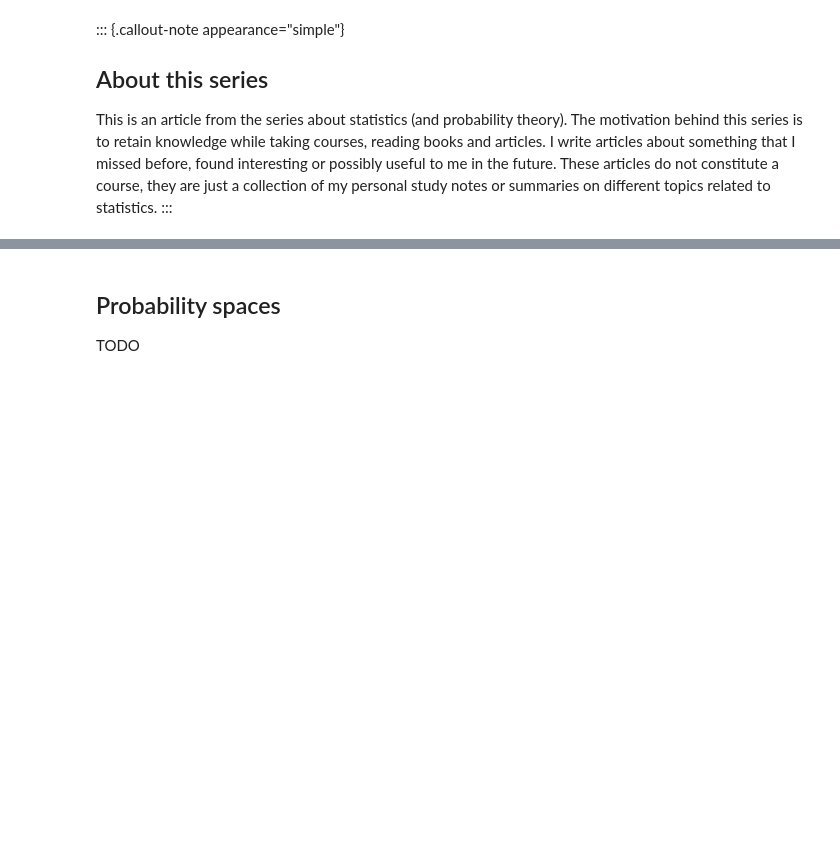
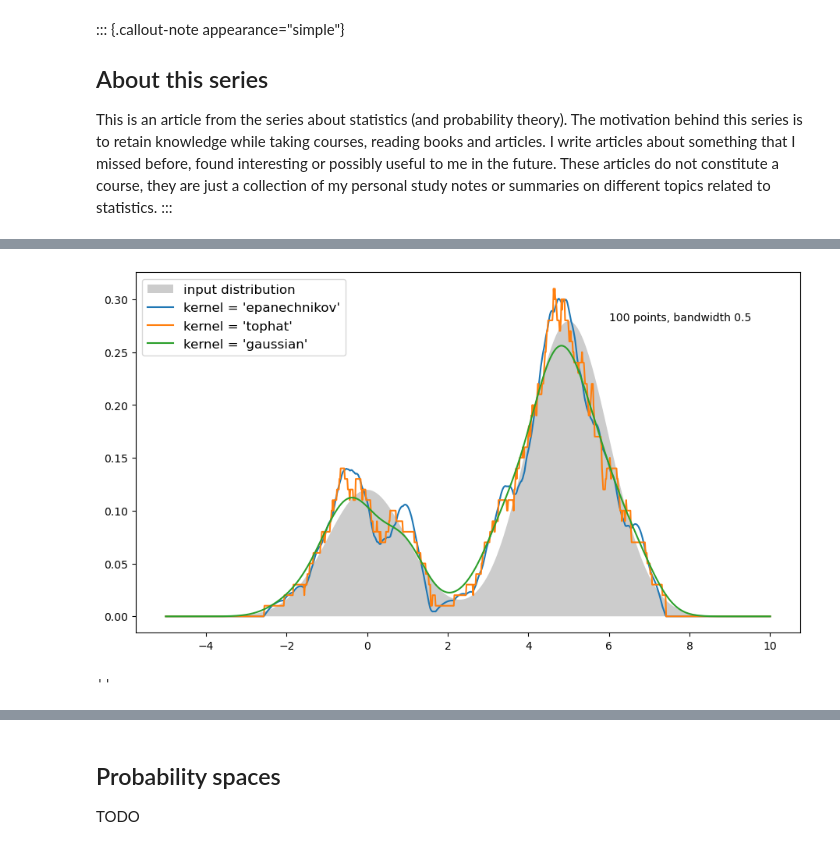
Before and after one commit to orsveri/orsveri.github.io, a Jupyter notebook: posts/topic_statistics/2_prob_basics/index.ipynb, the cells around one changed output, grey strips where cells are left out. Drawn from its saved outputs; the diff is of its cells as text; code cells hidden in the pictures; blank space fills up the shorter version.

Commit message:
add the first post and a part of the second one

```diff
--- a/posts/topic_statistics/2_prob_basics/index.ipynb
+++ b/posts/topic_statistics/2_prob_basics/index.ipynb
@@ -50,0 +193,79 @@ todo
+# %%
+from sklearn.neighbors import KernelDensity
+
+N = 100
+kernel3 = 'epanechnikov'
+bandwidth = 0.5
+
+x = np.linspace(-5, 10, 1000)
+x_sample = np.concatenate((np.random.normal(0, 1, int(0.3 * N)),
+                    np.random.normal(5, 1, int(0.7 * N))))[:, np.newaxis]
+
+fig, ax = plt.subplots(figsize=(11, 6), num='kde')
+true_density = (0.3 * norm(0, 1).pdf(x) + 0.7 * norm(5, 1).pdf(x))
+ax.fill(x[:], true_density, fc='black', alpha=0.2, label='input distribution')
+
+for kernel in [kernel3, 'tophat', 'gaussian']:
+    kde = KernelDensity(kernel=kernel, bandwidth=bandwidth).fit(x_sample)
+    log_dens = kde.score_samples(x[:, np.newaxis])
+    ax.plot(x, np.exp(log_dens), '-',
+            label="kernel = '{0}'".format(kernel))
+
+#ax.set_xlim(-4, 9)
+#ax.set_ylim(-0.02, 0.4)
+
+ax.text(6, 0.28, f'{N} points, bandwidth {bandwidth}')
+ax.legend(loc='upper left', prop={'size': 12})
+
+plt.show('kde')
+fig.clear()
+plt.close(fig)
+# %% [output]
+[figure, added]
+# %%
+# TODO: add parameter sliders for interactivity
+import numpy as np
+from scipy.stats import norm
+import plotly.graph_objects as go
+import plotly.io as pio
+from plotly.subplots import make_subplots
+
+from sklearn.neighbors import KernelDensity
+
+N = 100
+bandwidth = 0.5
+
+x = np.linspace(-5, 10, 1000)
+x_sample = np.concatenate((np.random.normal(0, 1, int(0.3 * N)),
+                    np.random.normal(5, 1, int(0.7 * N))))[:, np.newaxis]
+true_density = (0.3 * norm(0, 1).pdf(x) + 0.7 * norm(5, 1).pdf(x))
+
+fig = make_subplots(specs=[[{"secondary_y": False}]])
+fig.add_trace(
+    go.Scatter(x=x[:], y=true_density, fill='tozeroy', name='input distribution', line=dict(color='gray'))
+)
+
+N_steps = np.arange(20, 1000, 60)
+bandwidth_steps = (0.05, 0.1, 0.5, 1, 3)
+L = len(N_steps) + len(bandwidth_steps)
+
+
+for kernel in ['tophat', 'gaussian', 'epanechnikov']:
+    kde = KernelDensity(kernel=kernel, bandwidth=bandwidth).fit(x_sample)
+    log_dens = kde.score_samples(x[:, np.newaxis])
+    for n in N_steps:
+        for b in bandwidth_steps:
+            fig.add_trace(go.Scatter(visible=False, x=x, y=np.exp(log_dens), name=f'kernel {kernel}'))
+
+fig['layout'].update(
+    height = 600, width = 1100,
+    title = f'KDE vs PDF, {N} points, bandwidth {bandwidth}',
+    font=dict(size=16, color='black')
+)
+
+#fig.show()
+#fig.data = []
+#fig.layout = {}
+;
+# %% [output]
+''
```
Also changed, not shown: parts of 9 cells of this notebook, 4 other files.
